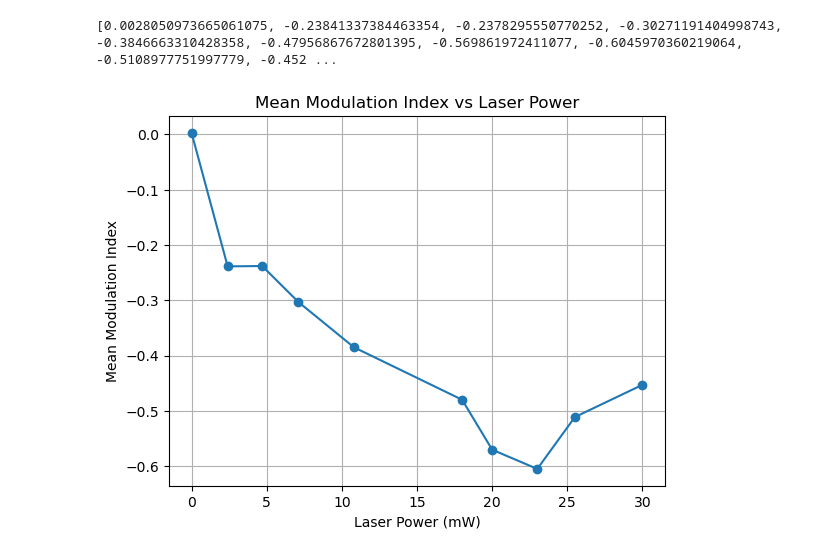
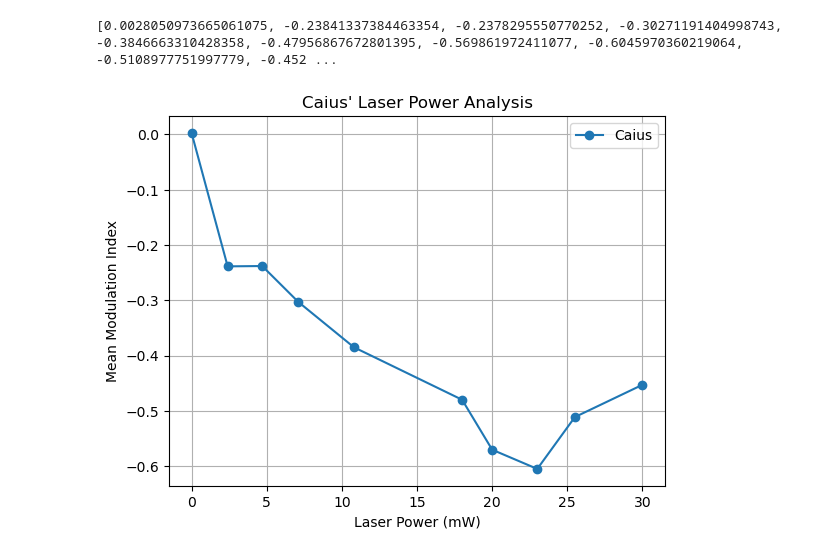
Before and after one commit to fgao38/Frank-Lab-Ripple-online-and-offline-analysis, a Jupyter notebook: Opto_Analysis_Caius.ipynb, the cells around one changed output. Saved outputs shown, nothing was run; the diff lists cells and outputs as text; code cells hidden in the pictures.

Commit message:
new analysis

```diff
--- a/Opto_Analysis_Caius.ipynb
+++ b/Opto_Analysis_Caius.ipynb
@@ -291,15 +293,16 @@ print(epoch_mi)
 # %%
 import matplotlib.pyplot as plt
 
 laser_power = [0, 2.4, 4.7, 7.1, 10.8, 18, 20, 23, 25.5, 30]
 
-plt.plot(laser_power, epoch_mi, marker='o')
+plt.plot(laser_power, epoch_mi, marker='o', label='Caius')
 
 plt.xlabel("Laser Power (mW)")
 plt.ylabel("Mean Modulation Index")
-plt.title("Mean Modulation Index vs Laser Power")
+plt.title("Caius' Laser Power Analysis")
 
+plt.legend()
 plt.grid(True)
 plt.show()
 # %% [output]
-[figure, old version]
+[figure, new version]
```
Also changed, not shown: parts of 5 cells of this notebook, 9 other files.
